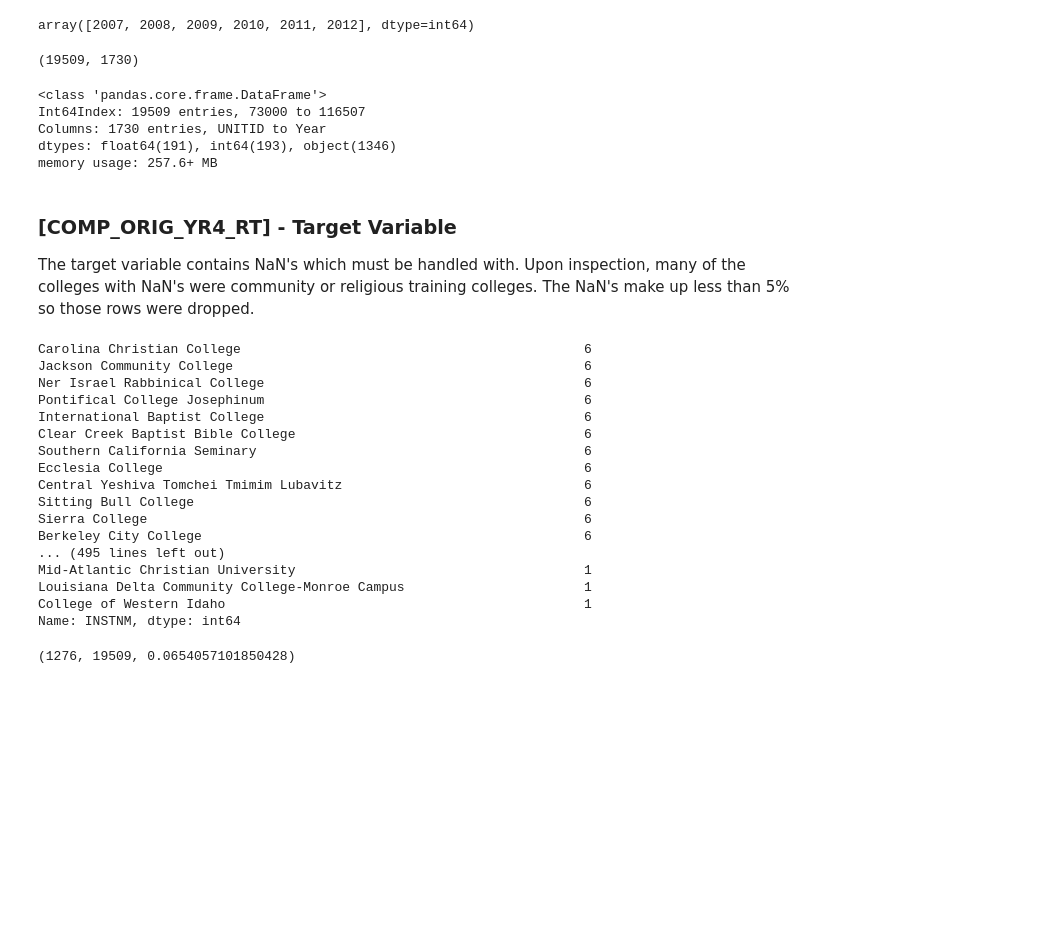
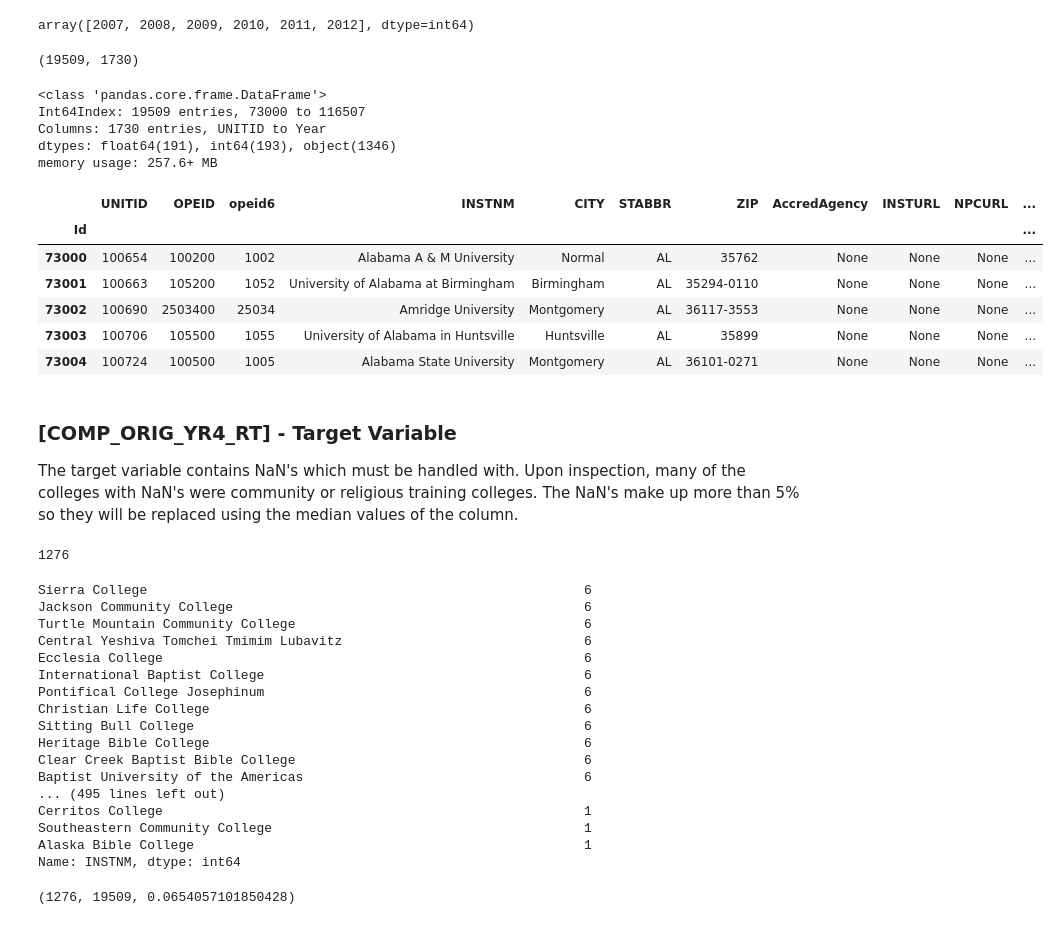
Before and after one commit to jesusbaquiax/college_graduation_rates, a Jupyter notebook: 01_preprocessing.ipynb, the cells around one changed output. Cells and saved outputs as stored; diff of their text form; code cells hidden in the pictures; blank space fills up the shorter version.

```diff
--- a/01_preprocessing.ipynb
+++ b/01_preprocessing.ipynb
@@ -62,10 +64,12 @@ AND PREDDEG in ("Predominantly bachelor's-degree granting",
 df['Year'].unique()
 # %% [output]
 array([2007, 2008, 2009, 2010, 2011, 2012], dtype=int64)
-# %%
-df.shape
-# %% [output]
-(19509, 1730)
+# %%
+#  Check the dataframe's shape
+
+df.shape
+# %% [output]
+(19509, 1730)
 # %%
 df.info()
 # %% [output]
@@ -75,6 +79,14 @@ Columns: 1730 entries, UNITID to Year
 dtypes: float64(191), int64(193), object(1346)
 memory usage: 257.6+ MB
 # %%
-# df.head(5)
+df.head(5)
+# %% [output]
+|  | UNITID | OPEID | opeid6 | INSTNM | CITY | STABBR | ZIP | AccredAgency | INSTURL | NPCURL | ... |
+| Id |  |  |  |  |  |  |  |  |  |  | ... |
+| 73000 | 100654 | 100200 | 1002 | Alabama A & M University | Normal | AL | 35762 | None | None | None | ... |
+| 73001 | 100663 | 105200 | 1052 | University of Alabama at Birmingham | Birmingham | AL | 35294-0110 | None | None | None | ... |
+| 73002 | 100690 | 2503400 | 25034 | Amridge University | Montgomery | AL | 36117-3553 | None | None | None | ... |
+| 73003 | 100706 | 105500 | 1055 | University of Alabama in Huntsville | Huntsville | AL | 35899 | None | None | None | ... |
+| 73004 | 100724 | 100500 | 1005 | Alabama State University | Montgomery | AL | 36101-0271 | None | None | None | ... |
 # %%
 # Convert all 'PrivacySuppressed' values to NaN values
@@ -82,27 +95,31 @@ df = df.replace('PrivacySuppressed', np.nan, regex=True) # All data frame
 # %% [markdown]
 ### [COMP_ORIG_YR4_RT] - Target Variable
 
-The target variable contains NaN's which must be handled with. Upon inspection, many of the colleges with NaN's were community or religious training colleges. The NaN's make up less than 5% so those rows were dropped.
+The target variable contains NaN's which must be handled with. Upon inspection, many of the colleges with NaN's were community or religious training colleges. The NaN's make up more than 5% so they will be replaced using the median values of the column.
+# %%
+df['COMP_ORIG_YR4_RT'].isna().sum()
+# %% [output]
+1276
 # %%
-explore1 = df[df['COMP_ORIG_YR4_RT'].isnull()]
-explore1['INSTNM'].value_counts()
+explore = df[df['COMP_ORIG_YR4_RT'].isnull()]
+explore['INSTNM'].value_counts()
 # %% [output]
-Carolina Christian College                                            6
+Sierra College                                                        6
 Jackson Community College                                             6
-Ner Israel Rabbinical College                                         6
+Turtle Mountain Community College                                     6
+Central Yeshiva Tomchei Tmimim Lubavitz                               6
+Ecclesia College                                                      6
+International Baptist College                                         6
 Pontifical College Josephinum                                         6
-International Baptist College                                         6
+Christian Life College                                                6
+Sitting Bull College                                                  6
+Heritage Bible College                                                6
 Clear Creek Baptist Bible College                                     6
-Southern California Seminary                                          6
-Ecclesia College                                                      6
-Central Yeshiva Tomchei Tmimim Lubavitz                               6
-Sitting Bull College                                                  6
-Sierra College                                                        6
-Berkeley City College                                                 6
+Baptist University of the Americas                                    6
 ... (495 lines left out)
-Mid-Atlantic Christian University                                     1
-Louisiana Delta Community College-Monroe Campus                       1
-College of Western Idaho                                              1
+Cerritos College                                                      1
+Southeastern Community College                                        1
+Alaska Bible College                                                  1
 Name: INSTNM, dtype: int64
 # %%
 # Checking the NaN Count and percent
```
Also changed, not shown: parts of 122 cells of this notebook, 6 other files.
